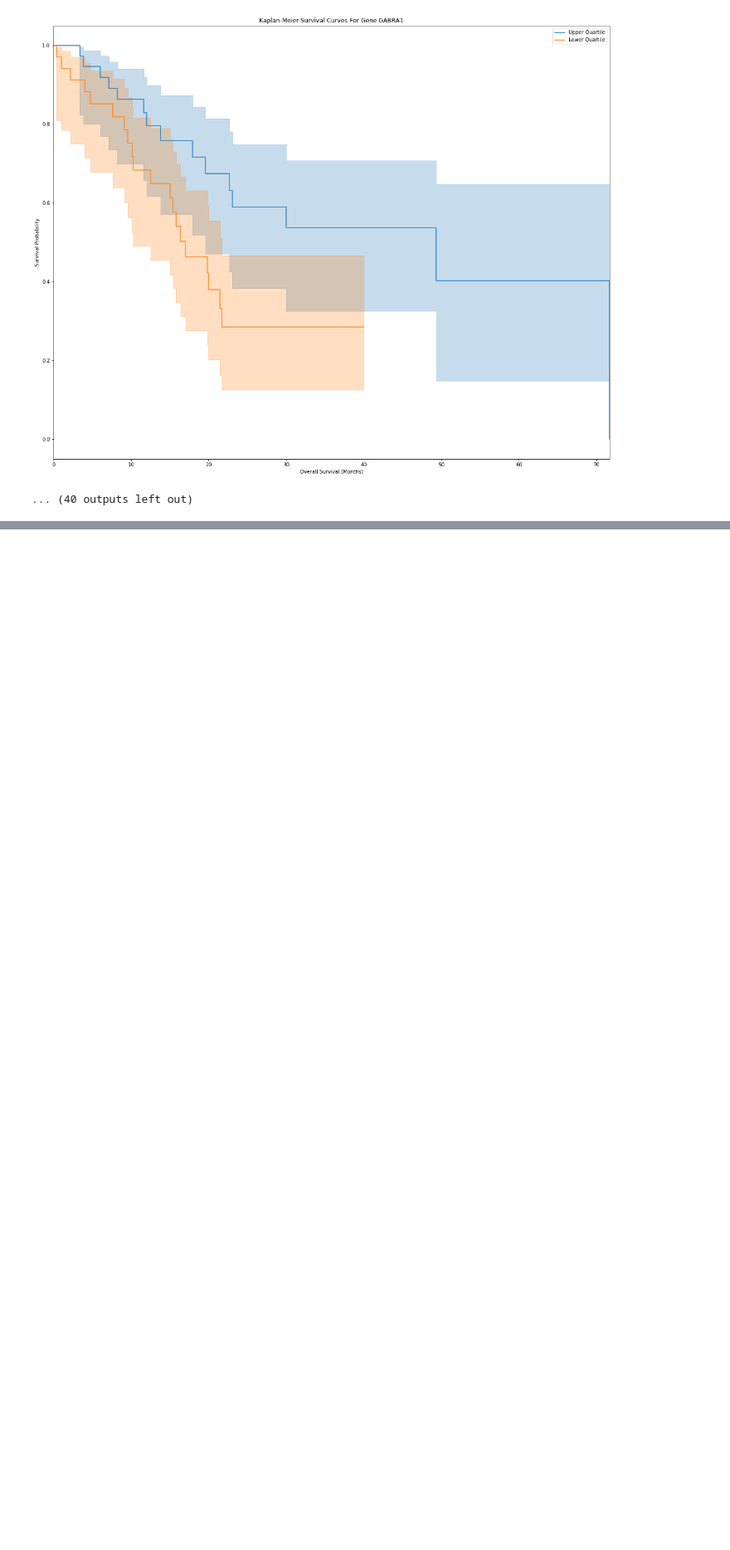
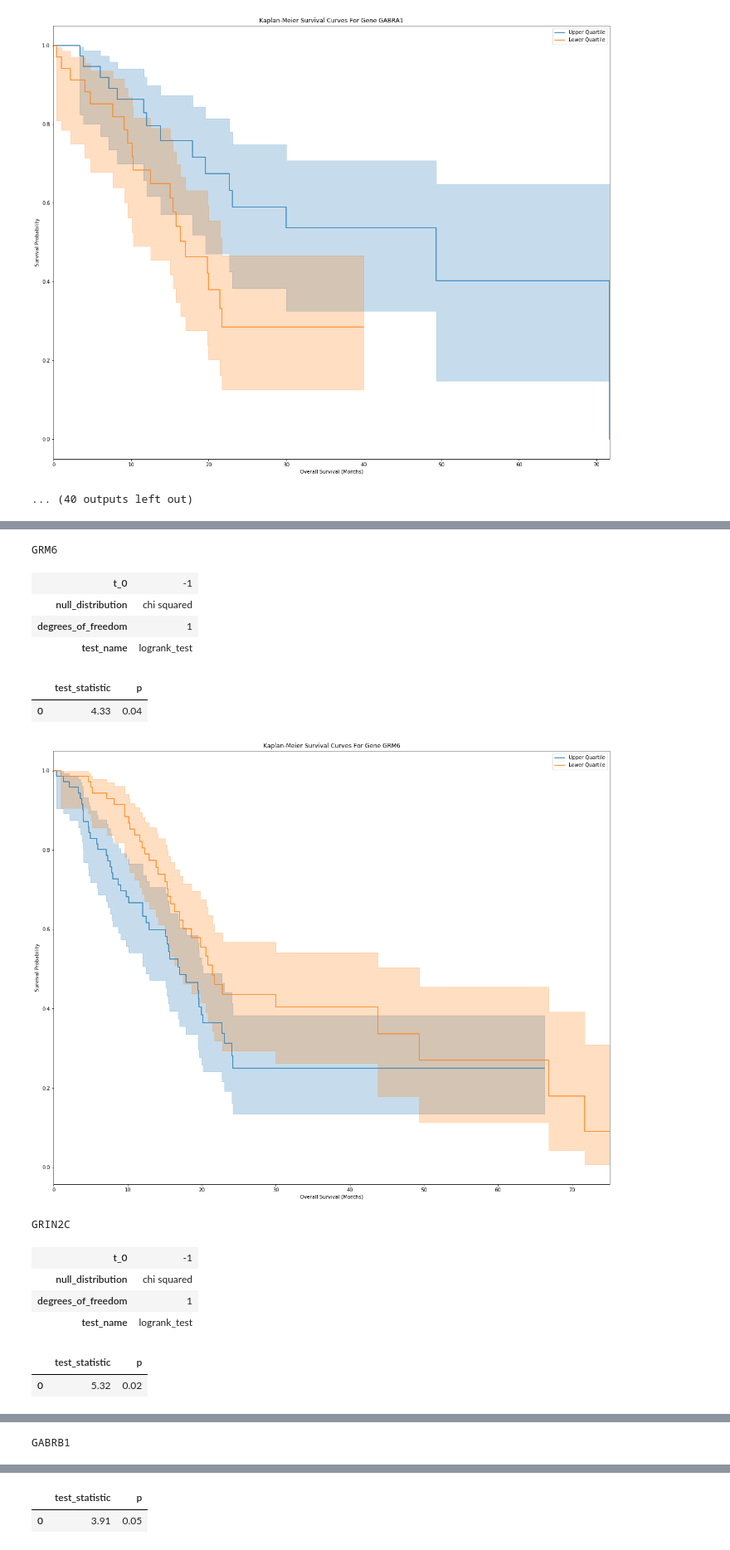
Before and after one commit to sophiaho/broad-work, a Jupyter notebook: tumor_survival_associations.ipynb, the cells around one changed output, grey strips where cells are left out. Shown at 83% size. Drawn from its saved outputs; the diff is of its cells as text; code cells hidden in the pictures; blank space fills up the shorter version.

Commit message:
changed percentile

```diff
--- a/tumor_survival_associations.ipynb
+++ b/tumor_survival_associations.ipynb
@@ -228,11 +228,11 @@ difference_between_two_lists(rnaseq_survival_byid.columns.values, rnaseq_surviva
 
 we can filter through our rnaseq data for patients of interest
 # %%
-def patient_percentile_by_gene(table, gene):
+def patient_percentile_by_gene(table, gene, percentile):
 
     copy = table.copy()
     gene_index = copy.index[copy['hgnc_symbol'] == gene].tolist()
-    percentile = int(len(copy.columns.values) * 0.25)
+    percentile = int(len(copy.columns.values) * percentile)
 
     to_sort = copy.loc[copy['hgnc_symbol'] == gene]
 
@@ -250,7 +250,7 @@ def patient_percentile_by_gene(table, gene):
 
     return upper_quartile, lower_quartile
 
-upper_quartile_adrb2, lower_quartile_adrb2 = patient_percentile_by_gene(all_rnaseq, 'ADRB2')
+upper_quartile_adrb2, lower_quartile_adrb2 = patient_percentile_by_gene(all_rnaseq, 'ADRB2', 0.25)
 # %%
 upper_quartile_adrb2
 # %% [output]
@@ -446,19 +446,19 @@ in the apply_all_to_kmf() function, the log rank results are displayed first and
 # %%
 neurotransmitter_genes = pd.read_csv('datasets/neurotransmitter_gene_family.csv', delimiter = ',')
 # %%
-def apply_gene_to_kmf(gene):
+def apply_gene_to_kmf(gene, percentile):
 
     # all_rnaseq is hard coded in, replace if you're no longer using this table
-    upper, lower = patient_percentile_by_gene(all_rnaseq, gene)
+    upper, lower = patient_percentile_by_gene(all_rnaseq, gene, percentile)
     # survival is hard coded in, replace if you're no longer using this table
     upper_survival = map_survival_to_patients(upper, survival)
     lower_survival = map_survival_to_patients(lower, survival)
 
     fit_kaplan_meier(upper_survival, lower_survival)
 # %%
-def apply_all_neuro_genes_to_kmf():
+def apply_all_neuro_genes_to_kmf(percentile):
 
     genes = neurotransmitter_genes['receptor gene'].tolist()
 
     for gene in genes:
-        apply_gene_to_kmf(gene)
+        apply_gene_to_kmf(gene, percentile)
@@ -492,0 +497,18 @@ GABRA1
+# %%
+apply_all_neuro_genes_to_kmf(0.5)
+# %% [output]
+GRM6
+| t_0 | -1 |
+| null_distribution | chi squared |
+| degrees_of_freedom | 1 |
+| test_name | logrank_test |
+|  | test_statistic | p |
+| 0 | 4.33 | 0.04 |
+[figure, added]
+GRIN2C
+| t_0 | -1 |
+| null_distribution | chi squared |
+| degrees_of_freedom | 1 |
+| test_name | logrank_test |
+|  | test_statistic | p |
+| 0 | 5.32 | 0.02 |
@@ -492,0 +516 @@ GABRA1
+GABRB1
@@ -492,0 +521,2 @@ GABRA1
+|  | test_statistic | p |
+| 0 | 3.91 | 0.05 |
```
Also changed, not shown: parts of 4 cells of this notebook, 1 other file.
